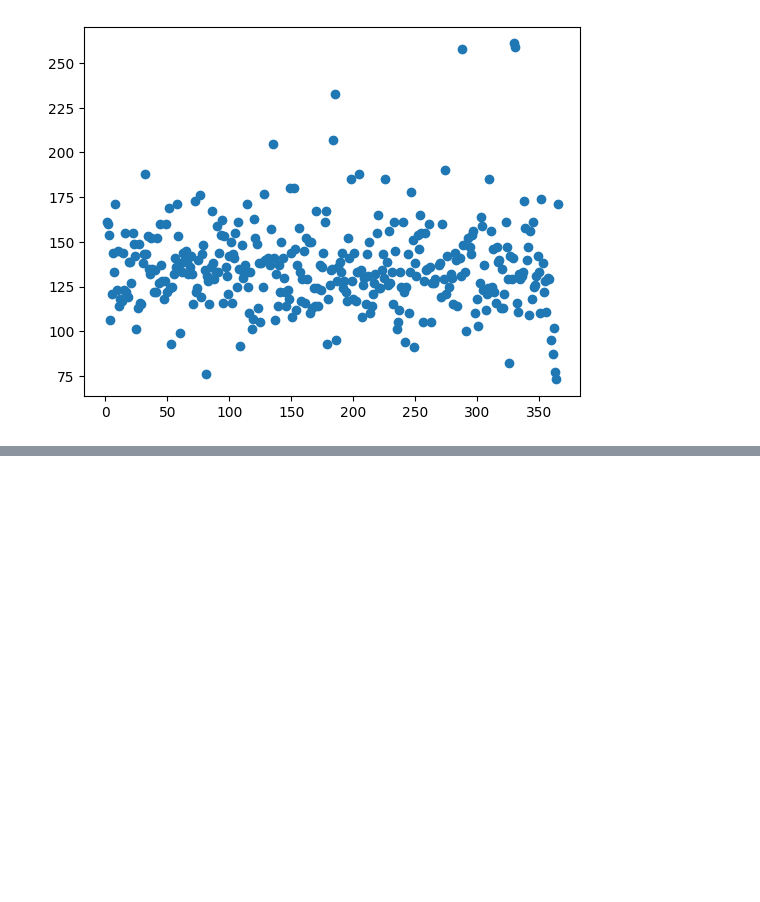
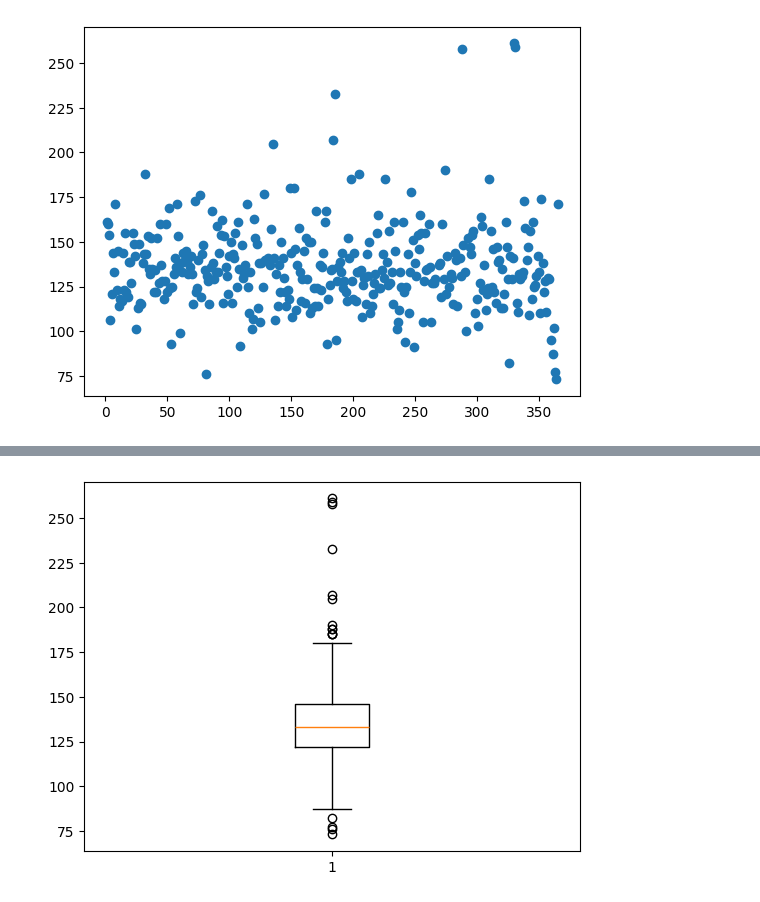
Before and after one commit to spencers145/pizza-study, a Jupyter notebook: study.ipynb, the cells around one changed output, grey strips where cells are left out. Saved outputs shown, nothing was run; the diff lists cells and outputs as text; code cells hidden in the pictures; blank space fills up the shorter version.

```diff
--- a/study.ipynb
+++ b/study.ipynb
@@ -24,0 +50,16 @@ rollingAnalysis.plotRollingData(["item_count"], filtered_daily_sales, 3, directi
+# %%
+#let's find some outliers
+pyplot.boxplot(x = daily_sales["item_count"])
+
+#this looks exceptionally normal/symmetrical around the inner 90% of values
+#proceed to find outliers via 2IQR method
+q_25 = daily_sales["item_count"].quantile(0.25)
+q_75 = daily_sales["item_count"].quantile(0.75)
+
+iqr = q_75 - q_25
+q_50 = daily_sales["item_count"].quantile(0.5)
+
+high_days = daily_sales[daily_sales["item_count"] > q_50 + 1.5*iqr]
+low_days = daily_sales[daily_sales["item_count"] < q_50 - 1.5*iqr]
+# %% [output]
+[figure, added]
```
Also changed, not shown: parts of 8 cells of this notebook, 2 other files.
